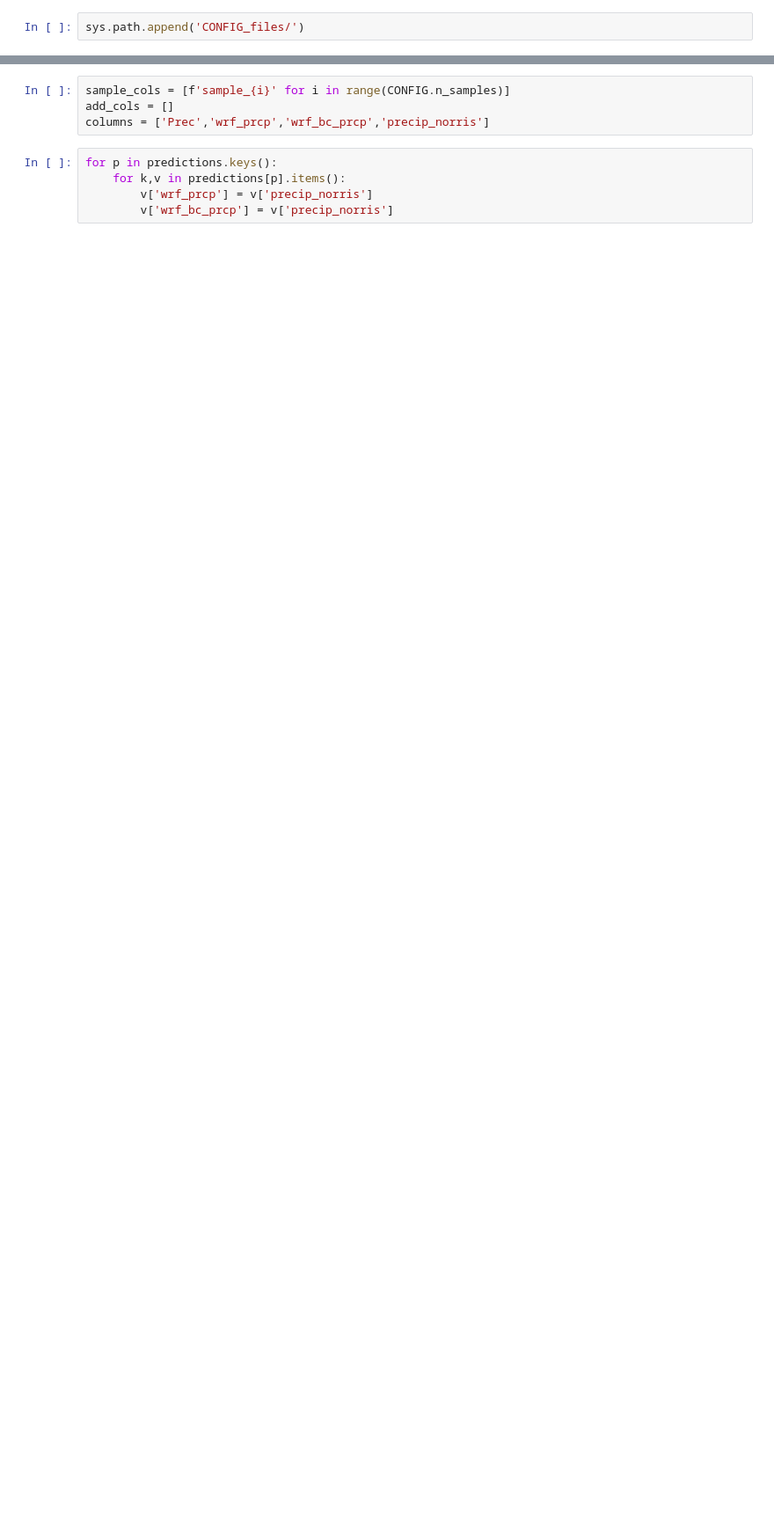
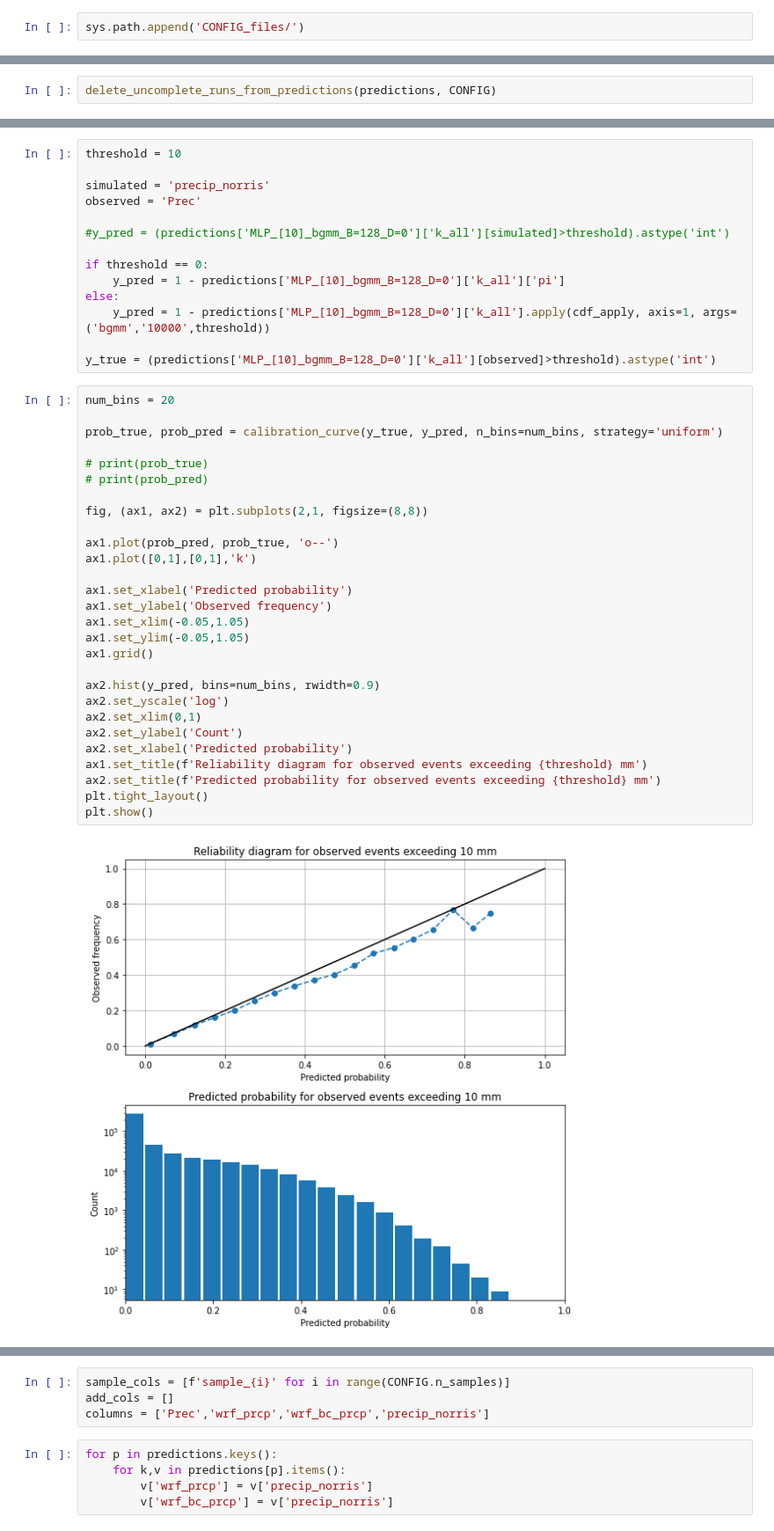
Before and after one commit to mgironamata/upper-indus-prec-bc, a Jupyter notebook: predictions_analysis.ipynb, the cells around one changed output, grey strips where cells are left out. Shown at 88% size. Drawn from its saved outputs; the diff is of its cells as text; blank space fills up the shorter version.

```diff
--- a/predictions_analysis.ipynb
+++ b/predictions_analysis.ipynb
@@ -8,0 +40,2 @@ import CONFIG_POApEySbNW as CONFIG
+# %%
+delete_uncomplete_runs_from_predictions(predictions, CONFIG)
@@ -8,0 +101,44 @@ import CONFIG_POApEySbNW as CONFIG
+# %%
+threshold = 10
+
+simulated = 'precip_norris'
+observed = 'Prec'
+
+#y_pred = (predictions['MLP_[10]_bgmm_B=128_D=0']['k_all'][simulated]>threshold).astype('int')
+
+if threshold == 0:
+    y_pred = 1 - predictions['MLP_[10]_bgmm_B=128_D=0']['k_all']['pi']
+else:
+    y_pred = 1 - predictions['MLP_[10]_bgmm_B=128_D=0']['k_all'].apply(cdf_apply, axis=1, args=('bgmm','10000',threshold))
+
+y_true = (predictions['MLP_[10]_bgmm_B=128_D=0']['k_all'][observed]>threshold).astype('int')
+# %%
+num_bins = 20
+
+prob_true, prob_pred = calibration_curve(y_true, y_pred, n_bins=num_bins, strategy='uniform')
+
+# print(prob_true)
+# print(prob_pred)
+
+fig, (ax1, ax2) = plt.subplots(2,1, figsize=(8,8))
+
+ax1.plot(prob_pred, prob_true, 'o--')
+ax1.plot([0,1],[0,1],'k')
+
+ax1.set_xlabel('Predicted probability')
+ax1.set_ylabel('Observed frequency')
+ax1.set_xlim(-0.05,1.05)
+ax1.set_ylim(-0.05,1.05)
+ax1.grid()
+
+ax2.hist(y_pred, bins=num_bins, rwidth=0.9)
+ax2.set_yscale('log')
+ax2.set_xlim(0,1)
+ax2.set_ylabel('Count')
+ax2.set_xlabel('Predicted probability')
+ax1.set_title(f'Reliability diagram for observed events exceeding {threshold} mm')
+ax2.set_title(f'Predicted probability for observed events exceeding {threshold} mm')
+plt.tight_layout()
+plt.show()
+# %% [output]
+[figure, added]
```
Also changed, not shown: parts of 69 cells of this notebook, 12 other files.
